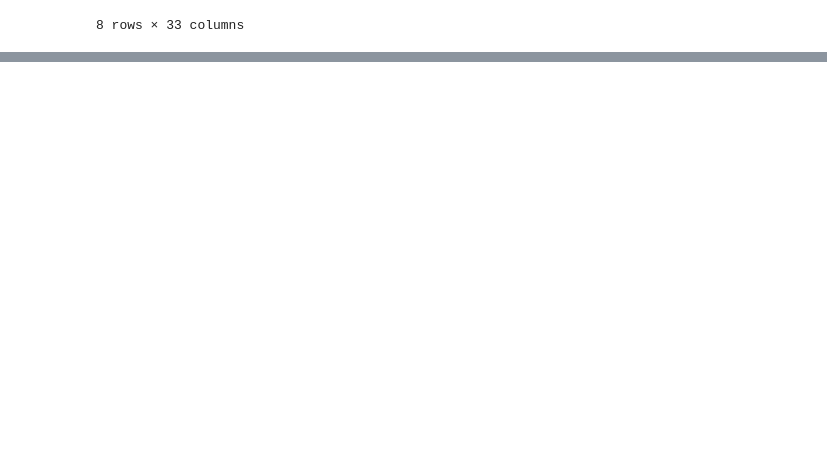
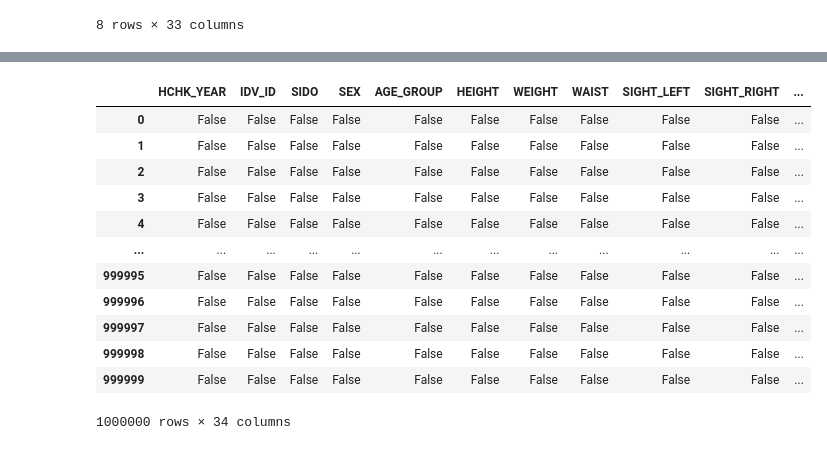
Before and after one commit to layla-focalors/AColab_Github_data_processing, a Jupyter notebook: HealthCare_Anayize.ipynb, the cells around one changed output, grey strips where cells are left out. Saved outputs shown, nothing was run; the diff lists cells and outputs as text; code cells hidden in the pictures; blank space fills up the shorter version.

```diff
--- a/HealthCare_Anayize.ipynb
+++ b/HealthCare_Anayize.ipynb
@@ -52,0 +133,16 @@ df.describe()
+# %%
+df.isnull() # 결측치 체크하기
+# %% [output]
+|  | HCHK_YEAR | IDV_ID | SIDO | SEX | AGE_GROUP | HEIGHT | WEIGHT | WAIST | SIGHT_LEFT | SIGHT_RIGHT | ... |
+| 0 | False | False | False | False | False | False | False | False | False | False | ... |
+| 1 | False | False | False | False | False | False | False | False | False | False | ... |
+| 2 | False | False | False | False | False | False | False | False | False | False | ... |
+| 3 | False | False | False | False | False | False | False | False | False | False | ... |
+| 4 | False | False | False | False | False | False | False | False | False | False | ... |
+| ... | ... | ... | ... | ... | ... | ... | ... | ... | ... | ... | ... |
+| 999995 | False | False | False | False | False | False | False | False | False | False | ... |
+| 999996 | False | False | False | False | False | False | False | False | False | False | ... |
+| 999997 | False | False | False | False | False | False | False | False | False | False | ... |
+| 999998 | False | False | False | False | False | False | False | False | False | False | ... |
+| 999999 | False | False | False | False | False | False | False | False | False | False | ... |
+1000000 rows × 34 columns
```
Also changed, not shown: parts of 9 cells of this notebook.
